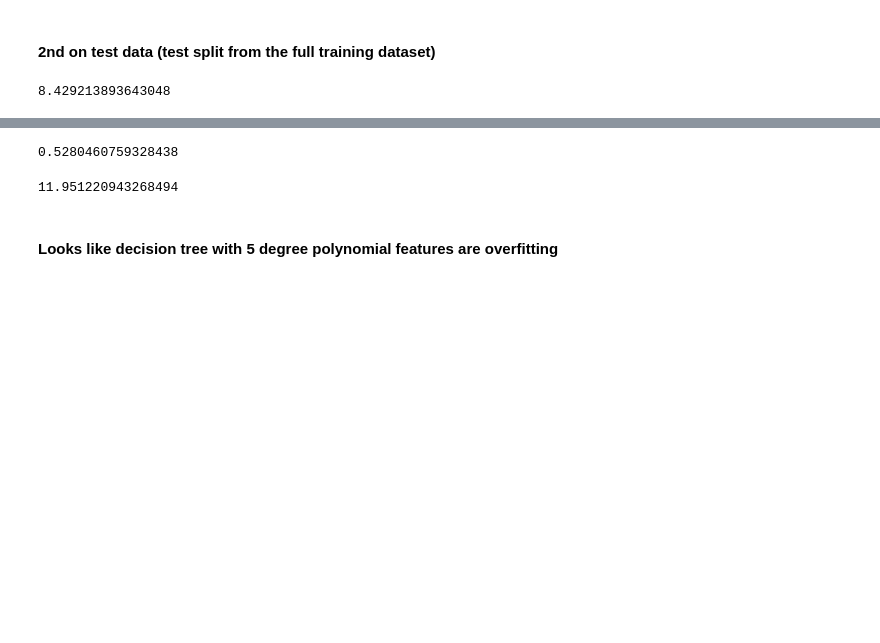
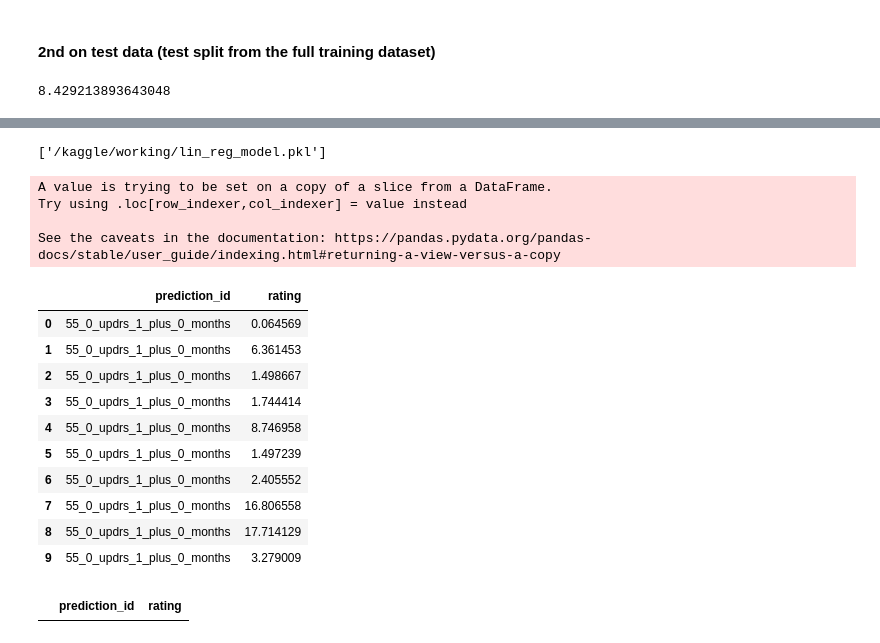
Before and after one commit to sumaniitm/AMP-parkinsons-disease-progression-prediction, a Jupyter notebook: amp-parkinson-s-disease-progression-prediction.ipynb, the cells around one changed output, grey strips where cells are left out. Cells and saved outputs as stored; diff of their text form; code cells hidden in the pictures; blank space fills up the shorter version.

Commit message:
Kaggle Notebook | AMP®-Parkinson's Disease Progression Prediction | Preparations for submission

```diff
--- a/amp-parkinson-s-disease-progression-prediction.ipynb
+++ b/amp-parkinson-s-disease-progression-prediction.ipynb
@@ -335,16 +239,0 @@ print(rmse)
-# %%
-numeric_pipeline = Pipeline([
-    ('standard_scaler', StandardScaler()),
-    ('poly',PolynomialFeatures(degree=2, include_bias=False))
-])
-
-numeric_attributes = list(strat_train_set_numeric)
-categorical_attributes = list(strat_train_set_cat)
-
-full_pipeline = ColumnTransformer([
-    ('num', numeric_pipeline, numeric_attributes),
-    ('cat', OneHotEncoder(), categorical_attributes)
-])
-
-strat_train_set_prepared = full_pipeline.fit_transform(strat_train_set_wo_labels)
-strat_test_set_prepared = full_pipeline.fit_transform(strat_test_set_wo_labels)
@@ -376,16 +240,40 @@ tree_reg_model = tree_reg.fit(strat_train_set_prepared, strat_train_set_labels)
-# %%
-train_df_predictions = tree_reg_model.predict(strat_train_set_prepared)
-mse = mean_squared_error(strat_train_set_labels, train_df_predictions)
-rmse = np.sqrt(mse)
-print(rmse)
-# %% [output]
-0.5280460759328438
-# %%
-test_df_predictions = tree_reg_model.predict(strat_test_set_prepared)
-mse = mean_squared_error(strat_test_set_labels, test_df_predictions)
-rmse = np.sqrt(mse)
-print(rmse)
-# %% [output]
-11.951220943268494
-# %% [markdown]
-#### Looks like decision tree with 5 degree polynomial features are overfitting
+# %%
+import joblib
+
+joblib.dump(lin_reg_model, '/kaggle/working/lin_reg_model.pkl')
+# %% [output]
+['/kaggle/working/lin_reg_model.pkl']
+# %%
+import joblib
+
+lin_reg_model = joblib.load('/kaggle/working/lin_reg_model.pkl')
+#df_predictions = pd.DataFrame(lin_reg_model.predict(strat_train_set_prepared),columns=['rating'])
+#print(df_predictions.shape)
+temp = strat_train_set_wo_labels[['visit_id','visit_month','updrs_test']]
+#print(temp.shape)
+temp['prediction_id'] = temp['visit_id'] + '_' + temp['updrs_test'] + '_plus_' + temp['visit_month'].map(str) + '_months'
+result = pd.DataFrame(lin_reg_model.predict(strat_train_set_prepared),columns=['rating'])
+result['prediction_id'] = temp['prediction_id']
+#temp[temp['visit_id'] == '55_0'].head(10)
+final_result = result[['prediction_id','rating']]
+final_result.head(10)
+# %% [output]
+A value is trying to be set on a copy of a slice from a DataFrame.
+Try using .loc[row_indexer,col_indexer] = value instead
+
+See the caveats in the documentation: https://pandas.pydata.org/pandas-docs/stable/user_guide/indexing.html#returning-a-view-versus-a-copy
+|  | prediction_id | rating |
+| 0 | 55_0_updrs_1_plus_0_months | 0.064569 |
+| 1 | 55_0_updrs_1_plus_0_months | 6.361453 |
+| 2 | 55_0_updrs_1_plus_0_months | 1.498667 |
+| 3 | 55_0_updrs_1_plus_0_months | 1.744414 |
+| 4 | 55_0_updrs_1_plus_0_months | 8.746958 |
+| 5 | 55_0_updrs_1_plus_0_months | 1.497239 |
+| 6 | 55_0_updrs_1_plus_0_months | 2.405552 |
+| 7 | 55_0_updrs_1_plus_0_months | 16.806558 |
+| 8 | 55_0_updrs_1_plus_0_months | 17.714129 |
+| 9 | 55_0_updrs_1_plus_0_months | 3.279009 |
+# %%
+final_result[final_result['rating'].isna()].head(10)
+# %% [output]
+|  | prediction_id | rating |
```
Also changed, not shown: parts of 19 cells of this notebook.
